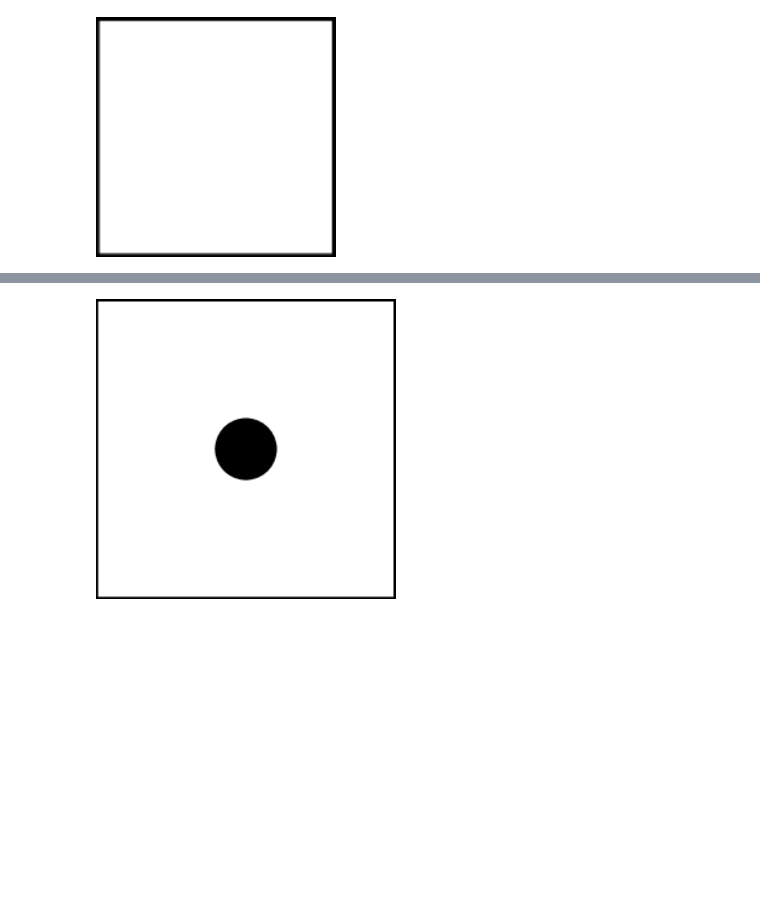
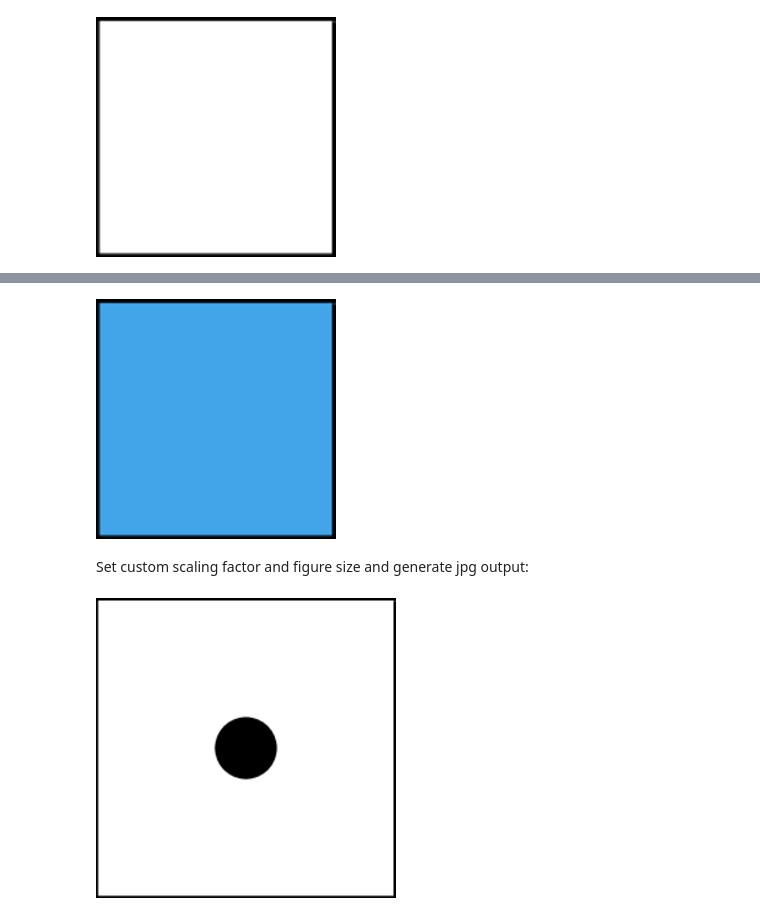
Before and after one commit to mkrphys/ipython-tikzmagic, a Jupyter notebook: tikzmagic_test.ipynb, the cells around one changed output, grey strips where cells are left out. Drawn from its saved outputs; the diff is of its cells as text; code cells hidden in the pictures; blank space fills up the shorter version.

```diff
--- a/tikzmagic_test.ipynb
+++ b/tikzmagic_test.ipynb
@@ -7,3 +21,14 @@
+# %%
+preamble = '''
+    \definecolor{myblue}{RGB}{66,164,233}
+'''
+# %%
+%%tikz -x $preamble
+\draw[fill=myblue] (0,0) rectangle (1,1);
+# %% [output]
+[figure, added]
+# %% [markdown]
+Set custom scaling factor and figure size and generate jpg output:
 # %%
 %%tikz --scale 2 --size 300,300 -f jpg
 \draw (0,0) rectangle (1,1);
```
Also changed, not shown: parts of 11 cells of this notebook.
